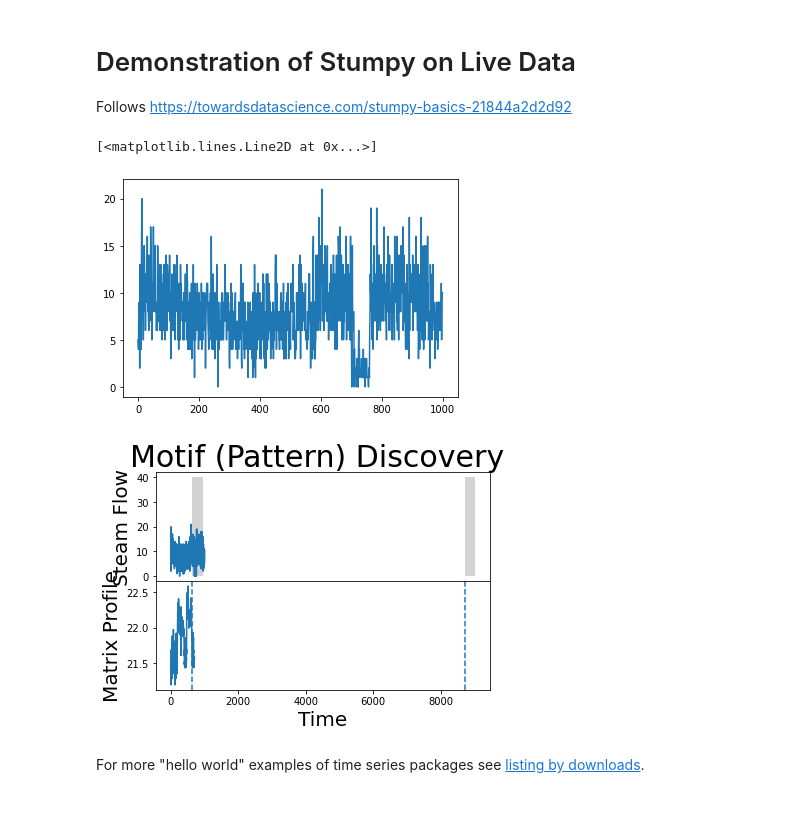
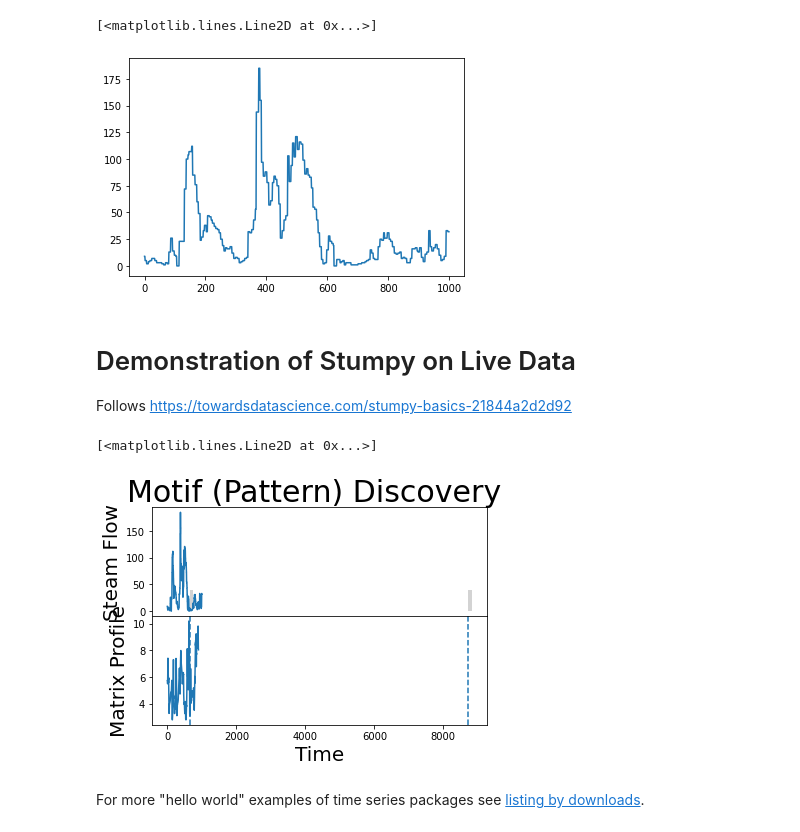
Before and after one commit to microprediction/timeseries-notebooks, a Jupyter notebook: stumpy_hello.ipynb, the cells around one changed output. Drawn from its saved outputs; the diff is of its cells as text; code cells hidden in the pictures.

```diff
--- a/stumpy_hello.ipynb
+++ b/stumpy_hello.ipynb
@@ -14,35 +14,37 @@ from matplotlib.patches import Rectangle
 import datetime as dt
 from stumpy import stump
 import matplotlib.pyplot as plt
+# %%
+from microprediction import MicroReader
+mr = MicroReader()
+y = mr.get_lagged_values(name='hospital-er-wait-minutes-piedmont_newnan.json')
+plt.plot(y)
+# %% [output]
+[<matplotlib.lines.Line2D at 0x...>]
+[figure, added]
 # %% [markdown]
 # Demonstration of Stumpy on Live Data
 Follows https://towardsdatascience.com/stumpy-basics-21844a2d2d92
 # %%
-from realdata import get_values
-y = []
-while len(y)<500:
-    y = get_values()
 
-plt.plot(y)
-m = 300
+m = 100
 y_motifs = stump(y, m)
 fig, axs = plt.subplots(2, sharex=True, gridspec_kw={'hspace': 0})
 plt.suptitle('Motif (Pattern) Discovery', fontsize='30')
 axs[0].plot(y)
 axs[0].set_ylabel('Steam Flow', fontsize='20')
 rect = Rectangle((643, 0), m, 40, facecolor='lightgrey')
 axs[0].add_patch(rect)
 rect = Rectangle((8724, 0), m, 40, facecolor='lightgrey')
 axs[0].add_patch(rect)
 axs[1].set_xlabel('Time', fontsize ='20')
 axs[1].set_ylabel('Matrix Profile', fontsize='20')
 axs[1].axvline(x=643, linestyle="dashed")
 axs[1].axvline(x=8724, linestyle="dashed")
 axs[1].plot(y_motifs[:, 0])
 # %% [output]
 [<matplotlib.lines.Line2D at 0x...>]
-[figure, old version]
+[figure, new version]
-[figure, removed]
 # %% [markdown]
 For more "hello world" examples of time series packages see
 [listing by downloads](https://www.microprediction.com/blog/popular-timeseries-packages).
```
Also changed, not shown: parts of 1 cell of this notebook.
